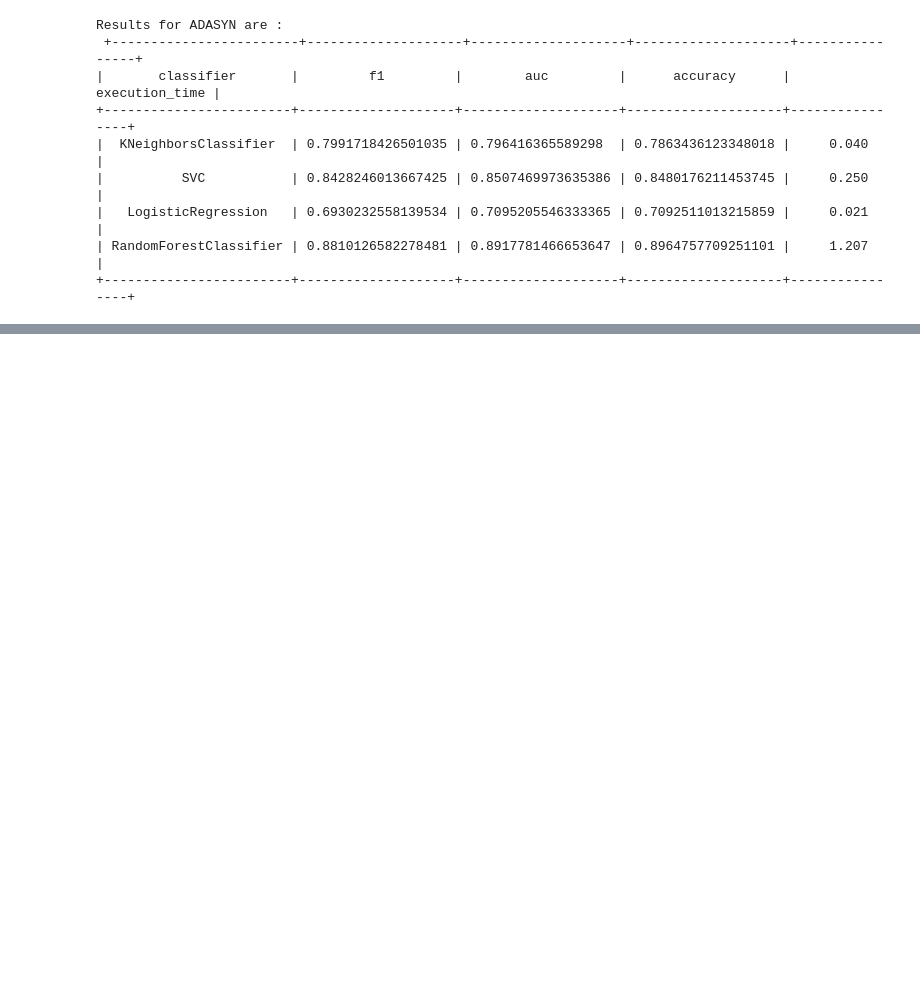
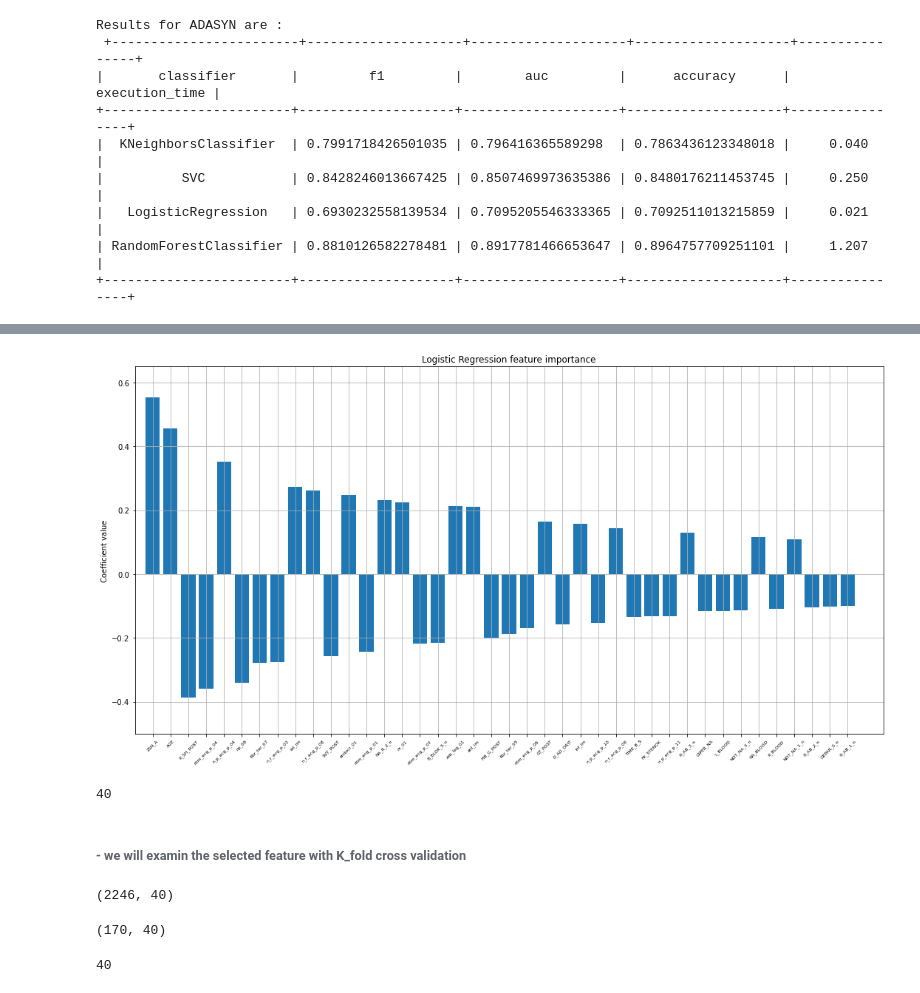
Before and after one commit to Mustafa-omer-mohammed/Myocardial-Infarction_Complications-analysis, a Jupyter notebook: Myocardial infarction complications Analysis.ipynb, the cells around one changed output, grey strips where cells are left out. Saved outputs shown, nothing was run; the diff lists cells and outputs as text; code cells hidden in the pictures; blank space fills up the shorter version.

```diff
--- a/Myocardial infarction complications Analysis.ipynb
+++ b/Myocardial infarction complications Analysis.ipynb
@@ -842,0 +951,4 @@ Results for ADASYN are :
+# %%
+feature_importances = feature_importance.sort_values('coefficient' , ascending=False , key= lambda col : abs(col) )
+# %%
+feature_importances.reset_index(inplace=True)
@@ -842,0 +971,40 @@ Results for ADASYN are :
+# %%
+coeff = feature_importances.loc[:39 , ['coefficient'] ].coefficient.tolist()
+# %%
+logis_Features = feature_importances.loc[:39 , ['feature_name'] ].feature_name.tolist()
+# %%
+# Plot the feature importances of the logis
+plt.figure(figsize=(15,8))
+plt.title("Logistic Regression feature importance")
+plt.bar(range(len(coeff)), coeff)
+plt.ylabel('Coefficient value')
+plt.xticks(range(len(coeff)),logis_Features , rotation=45 , fontsize = 6)
+plt.xlim([-1, len(coeff)+1])
+plt.ylim([-0.5, 0.65])
+
+plt.grid()
+plt.tight_layout()
+plt.savefig('./images/Logistic Regression feature importance.png' , dpi=300)
+plt.show()
+# %% [output]
+[figure, added]
+# %%
+len(logis_Features)
+# %% [output]
+40
+# %% [markdown]
+###### - we will examin the selected feature with K_fold cross validation
+# %%
+X_train_val_logis = X_train_smote[logis_Features]
+X_train_val_logis.shape
+# %% [output]
+(2246, 40)
+# %%
+X_test_logis = X_test[logis_Features]
+X_test_logis.shape
+# %% [output]
+(170, 40)
+# %%
+sum(X_train_val_logis.columns == X_test_logis.columns)
+# %% [output]
+40
```
Also changed, not shown: parts of 36 cells of this notebook.
